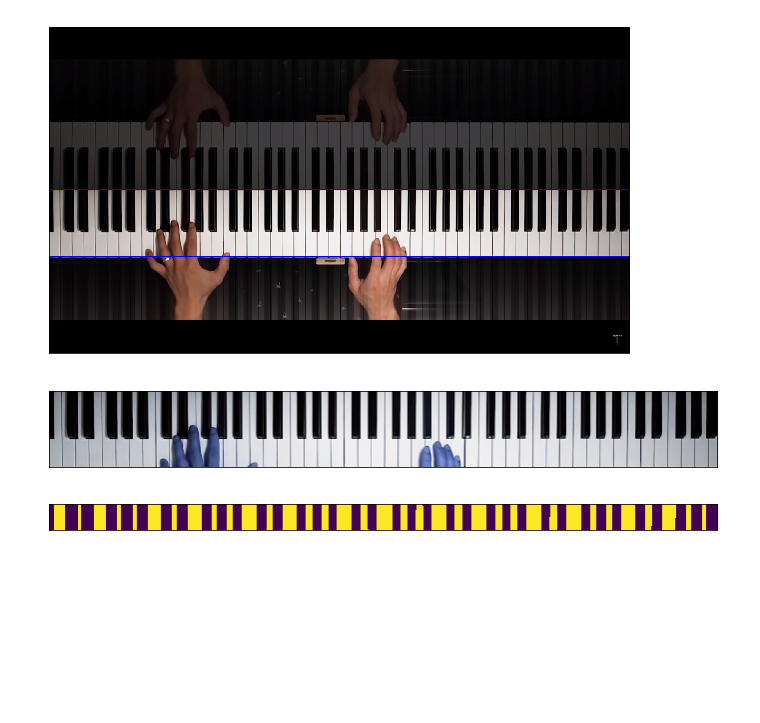
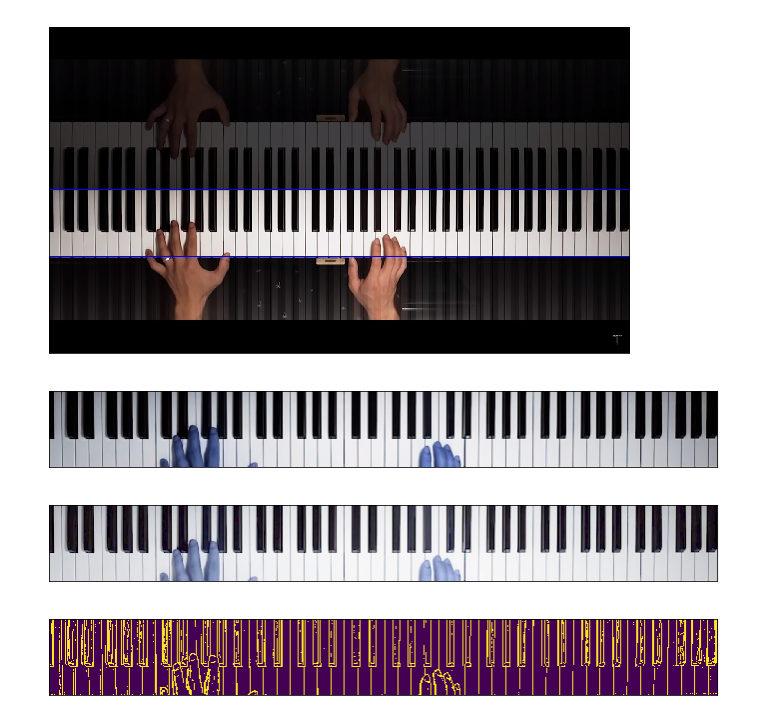
Before and after one commit to rafaeltoyo/piano-lindinho, a Jupyter notebook: notebook/Keys.ipynb, the cells around one changed output. Drawn from its saved outputs; the diff is of its cells as text; code cells hidden in the pictures; blank space fills up the shorter version.

```diff
--- a/notebook/Keys.ipynb
+++ b/notebook/Keys.ipynb
@@ -7,7 +7,7 @@ import matplotlib.pyplot as plt
 import scipy.stats as stats
 import math
 # %%
-def imagem_plot(img):
+def image_plot(img):
     fig, axes = plt.subplots(1, 1, figsize=(12, 6), sharex=True, sharey=True)
     axes.imshow(img)
     plt.xticks([]), plt.yticks([])
@@ -31,14 +31,32 @@ imagem_plot(img[hi:hf,:,:])
 # %% [output]
 [figure]
 # %%
+# Cortar a imagem
+cropped = img[hi:hf,:,:]
 #cropped = img[hi:hf-int((hf-hi)/2),:,:]
-cropped = img[hi:hf-int((hf-hi) * 2/3),:,:]
+#cropped = img[hi:hf-int((hf-hi) * 2/3),:,:]
 
-blur = cv2.GaussianBlur(cropped, (5,5), 0)
-ret, th = cv2.threshold(cv2.cvtColor(blur, cv2.COLOR_BGR2GRAY), 0, 255, cv2.THRESH_BINARY + cv2.THRESH_OTSU)
-keys = cv2.morphologyEx(th, cv2.MORPH_CLOSE, np.ones((9,9), np.uint8))
-imagem_plot(keys)
+# Tratar a imagem
+cropped = (((cropped.astype('float') / cropped.max()) ** 0.5) * 255).astype('uint8')
+
+# Ver resultado
+image_plot(cropped)
+
+# Threshold
+gscropped = cv2.cvtColor(cropped, cv2.COLOR_BGR2GRAY)
+
+# blur = cv2.GaussianBlur(gscropped, (5,5), 0)
+# ret, th = cv2.threshold(blur, 0, 255, cv2.THRESH_BINARY + cv2.THRESH_OTSU)
+
+th = cv2.adaptiveThreshold(gscropped, 255, cv2.ADAPTIVE_THRESH_GAUSSIAN_C, cv2.THRESH_BINARY, 11, 2)
+
+# Criar mascara
+mask = th.max() - th
+#mask = cv2.morphologyEx(mask, cv2.MORPH_CLOSE, np.ones((9,9), np.uint8))
+
+image_plot(mask)
 
 mask = np.zeros(cropped.shape)
 # %% [output]
-[figure, old version]
+[figure, new version]
+[figure, added]
```
Also changed, not shown: parts of 3 cells of this notebook.
